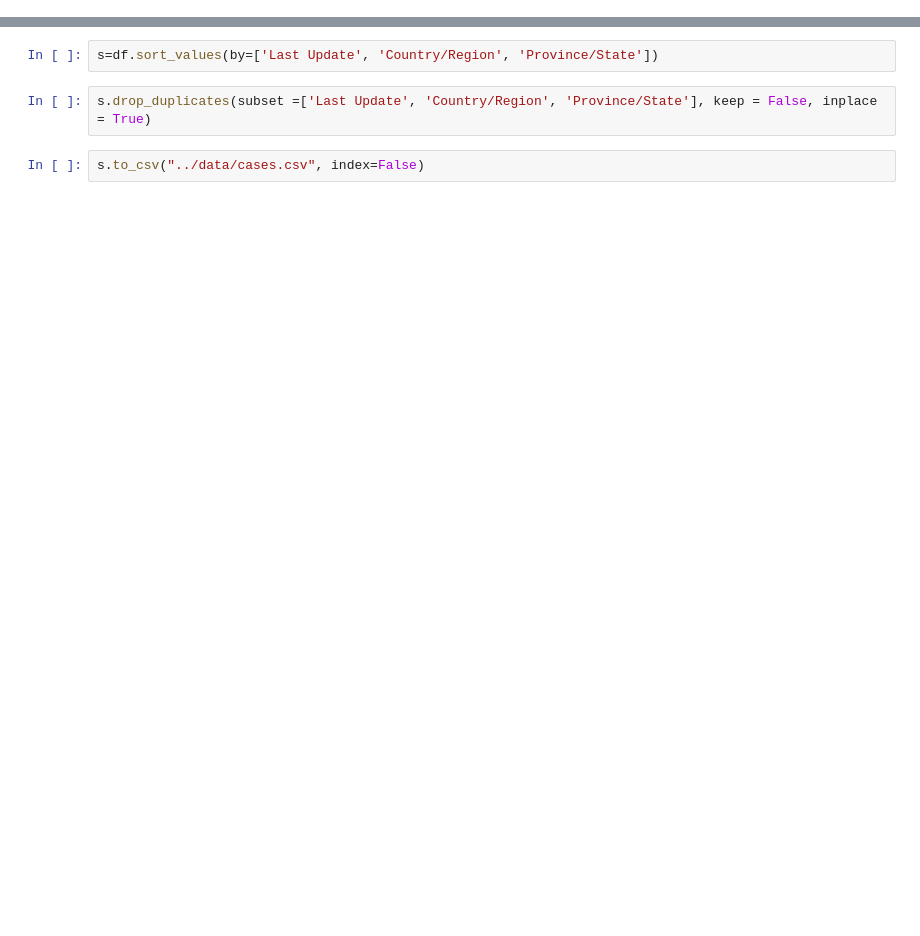
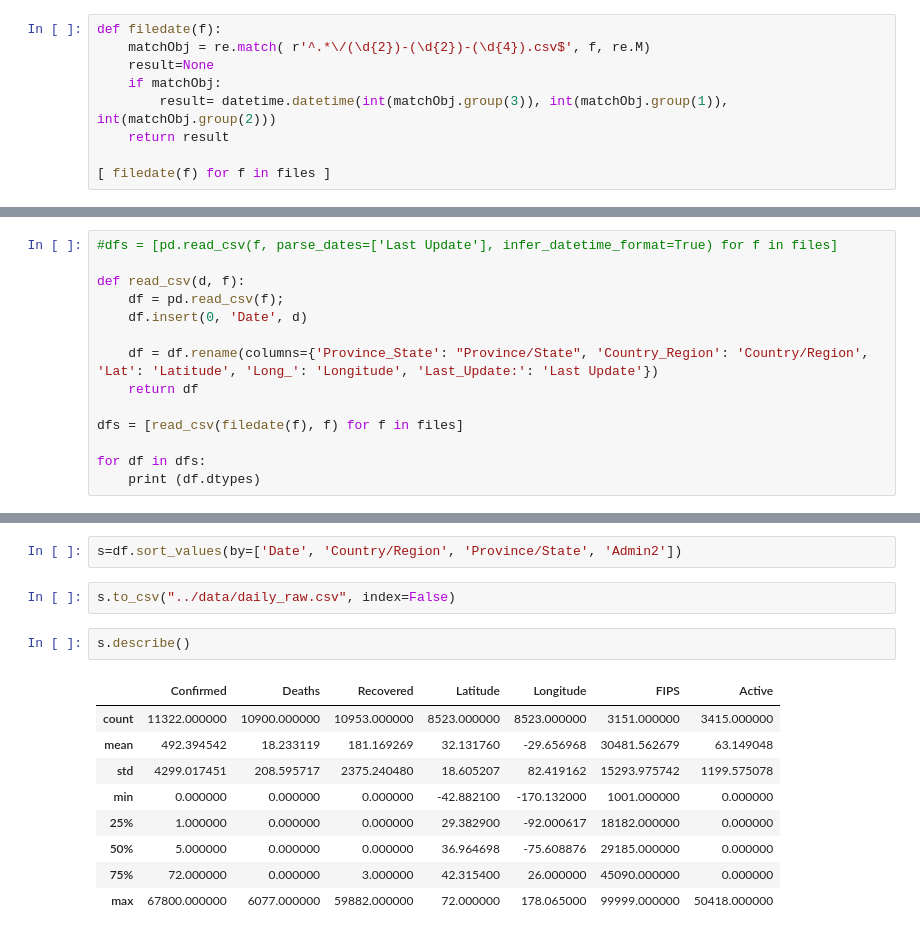
Before and after one commit to fmossott/COVID19-US, a Jupyter notebook: pyscript/mergeDailyReports.ipynb, the cells around one changed output, grey strips where cells are left out. Saved outputs shown, nothing was run; the diff lists cells and outputs as text; blank space fills up the shorter version.

Commit message:
daily reports

```diff
--- a/pyscript/mergeDailyReports.ipynb
+++ b/pyscript/mergeDailyReports.ipynb
@@ -21,0 +28,9 @@ dtype: object
+# %%
+def filedate(f):
+    matchObj = re.match( r'^.*\/(\d{2})-(\d{2})-(\d{4}).csv$', f, re.M)
+    result=None
+    if matchObj:
+        result= datetime.datetime(int(matchObj.group(3)), int(matchObj.group(1)), int(matchObj.group(2)))
+    return result
+
+[ filedate(f) for f in files ]
@@ -21,0 +55,14 @@ dtype: object
+# %%
+#dfs = [pd.read_csv(f, parse_dates=['Last Update'], infer_datetime_format=True) for f in files]
+
+def read_csv(d, f):
+    df = pd.read_csv(f);
+    df.insert(0, 'Date', d)
+
+    df = df.rename(columns={'Province_State': "Province/State", 'Country_Region': 'Country/Region', 'Lat': 'Latitude', 'Long_': 'Longitude', 'Last_Update:': 'Last Update'})
+    return df
+
+dfs = [read_csv(filedate(f), f) for f in files]
+
+for df in dfs:
+    print (df.dtypes)
@@ -22,6 +107,16 @@ dtype: object
 # %%
-s=df.sort_values(by=['Last Update', 'Country/Region', 'Province/State'])
+s=df.sort_values(by=['Date', 'Country/Region', 'Province/State', 'Admin2'])
-# %%
-s.drop_duplicates(subset =['Last Update', 'Country/Region', 'Province/State'], keep = False, inplace = True)
 # %%
-s.to_csv("../data/cases.csv", index=False)
+s.to_csv("../data/daily_raw.csv", index=False)
+# %%
+s.describe()
+# %% [output]
+|  | Confirmed | Deaths | Recovered | Latitude | Longitude | FIPS | Active |
+| count | 11322.000000 | 10900.000000 | 10953.000000 | 8523.000000 | 8523.000000 | 3151.000000 | 3415.000000 |
+| mean | 492.394542 | 18.233119 | 181.169269 | 32.131760 | -29.656968 | 30481.562679 | 63.149048 |
+| std | 4299.017451 | 208.595717 | 2375.240480 | 18.605207 | 82.419162 | 15293.975742 | 1199.575078 |
+| min | 0.000000 | 0.000000 | 0.000000 | -42.882100 | -170.132000 | 1001.000000 | 0.000000 |
+| 25% | 1.000000 | 0.000000 | 0.000000 | 29.382900 | -92.000617 | 18182.000000 | 0.000000 |
+| 50% | 5.000000 | 0.000000 | 0.000000 | 36.964698 | -75.608876 | 29185.000000 | 0.000000 |
+| 75% | 72.000000 | 0.000000 | 3.000000 | 42.315400 | 26.000000 | 45090.000000 | 0.000000 |
+| max | 67800.000000 | 6077.000000 | 59882.000000 | 72.000000 | 178.065000 | 99999.000000 | 50418.000000 |
```
Also changed, not shown: parts of 10 cells of this notebook, 4 other files.
